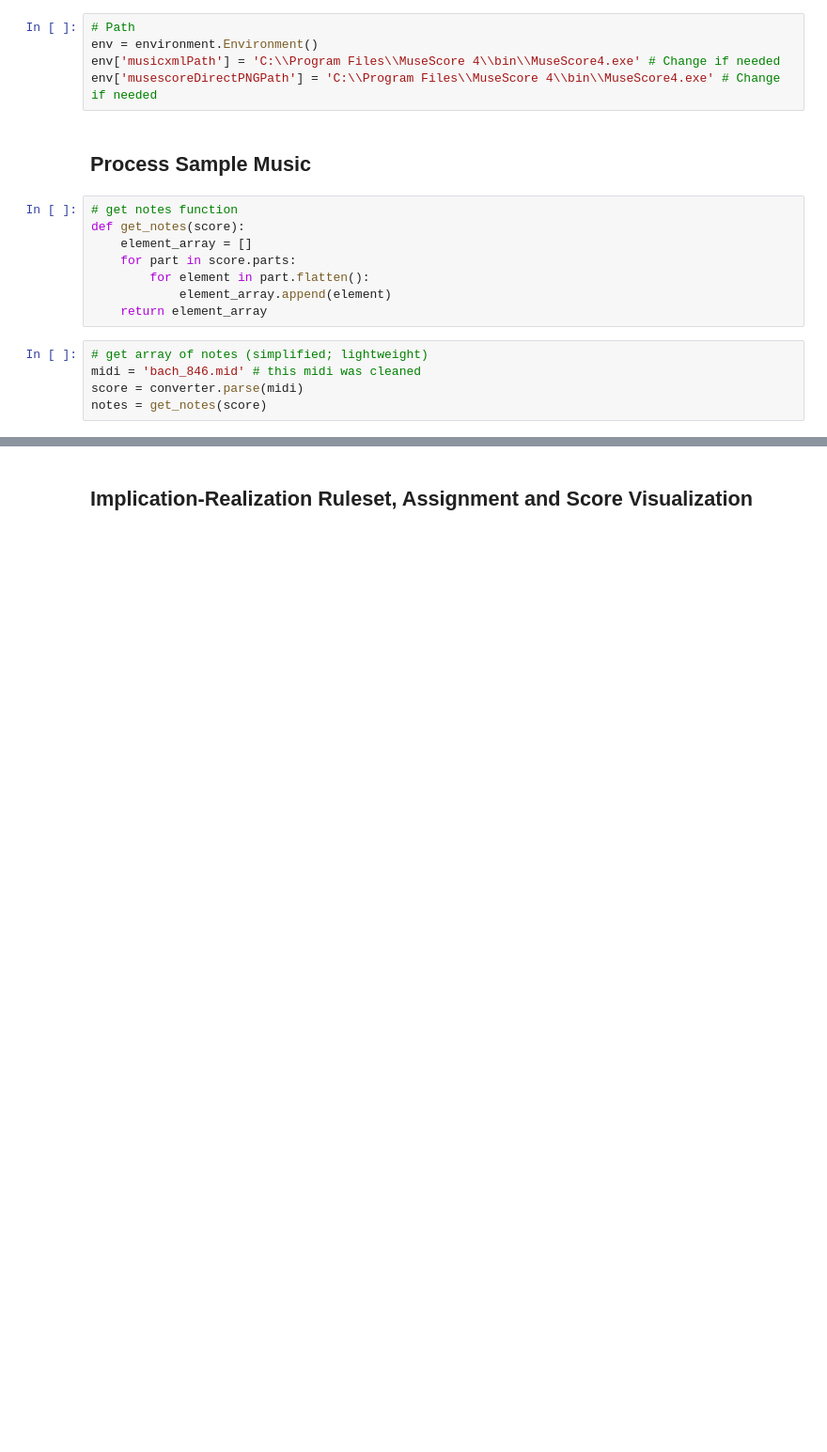
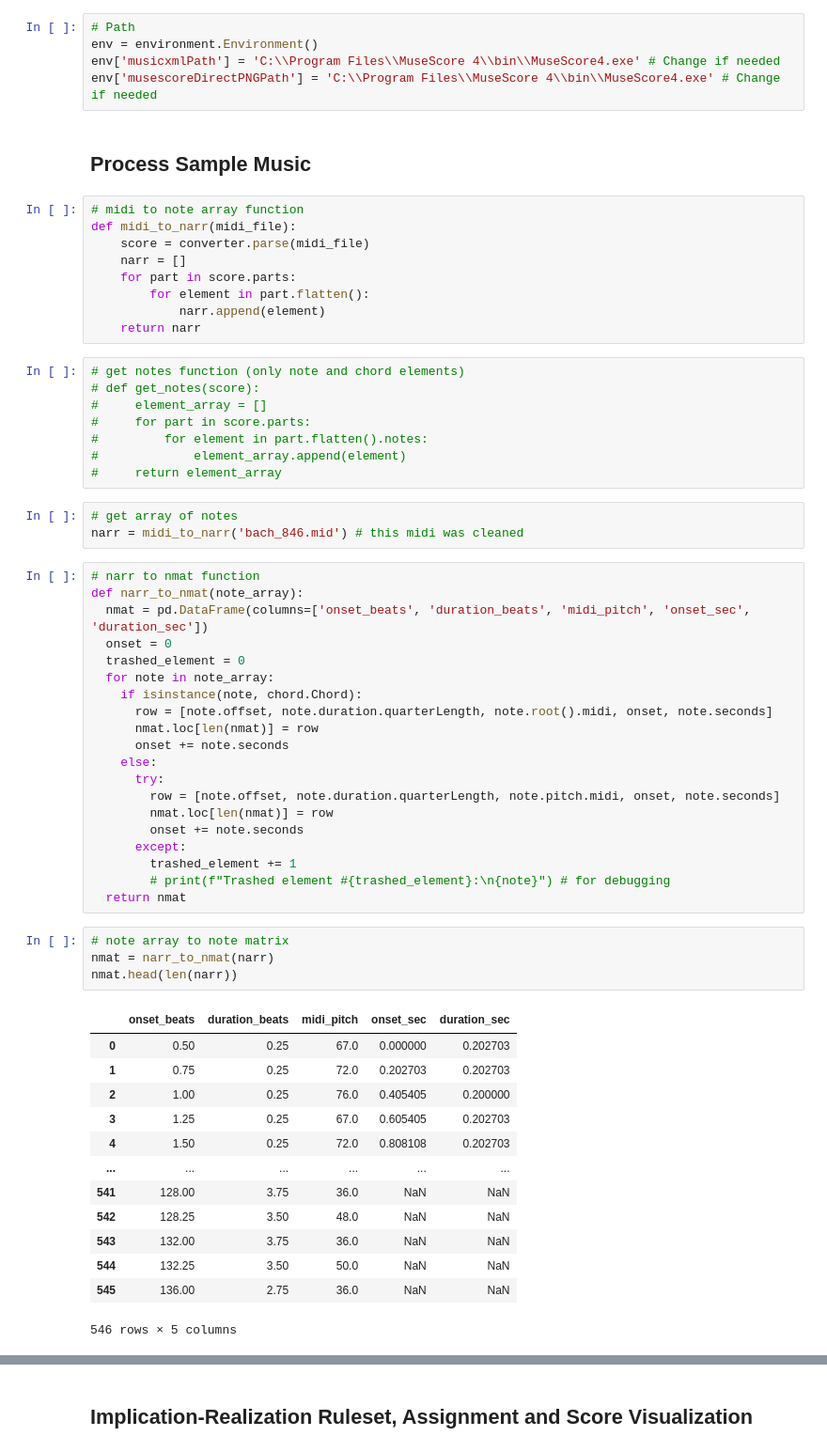
Before and after one commit to 5i5ousPlay/Thesisv2, a Jupyter notebook: Thesisv1.2_IR _and_graphviz.ipynb, the cells around one changed output, grey strips where cells are left out. Shown at 94% size. Saved outputs shown, nothing was run; the diff lists cells and outputs as text; blank space fills up the shorter version.

```diff
--- a/Thesisv1.2_IR _and_graphviz.ipynb
+++ b/Thesisv1.2_IR _and_graphviz.ipynb
@@ -37,18 +108,63 @@ env['musicxmlPath'] = 'C:\\Program Files\\MuseScore 4\\bin\\MuseScore4.exe' # Ch
 env['musescoreDirectPNGPath'] = 'C:\\Program Files\\MuseScore 4\\bin\\MuseScore4.exe' # Change if needed
 # %% [markdown]
 ## Process Sample Music
+# %%
+# midi to note array function
+def midi_to_narr(midi_file):
+    score = converter.parse(midi_file)
+    narr = []
+    for part in score.parts:
+        for element in part.flatten():
+            narr.append(element)
+    return narr
 # %%
-# get notes function
-def get_notes(score):
-    element_array = []
-    for part in score.parts:
-        for element in part.flatten():
-            element_array.append(element)
-    return element_array
+# get notes function (only note and chord elements)
+# def get_notes(score):
+#     element_array = []
+#     for part in score.parts:
+#         for element in part.flatten().notes:
+#             element_array.append(element)
+#     return element_array
 # %%
-# get array of notes (simplified; lightweight)
-midi = 'bach_846.mid' # this midi was cleaned
-score = converter.parse(midi)
-notes = get_notes(score)
+# get array of notes
+narr = midi_to_narr('bach_846.mid') # this midi was cleaned
+# %%
+# narr to nmat function
+def narr_to_nmat(note_array):
+  nmat = pd.DataFrame(columns=['onset_beats', 'duration_beats', 'midi_pitch', 'onset_sec', 'duration_sec'])
+  onset = 0
+  trashed_element = 0
+  for note in note_array:
+    if isinstance(note, chord.Chord):
+      row = [note.offset, note.duration.quarterLength, note.root().midi, onset, note.seconds]
+      nmat.loc[len(nmat)] = row
+      onset += note.seconds
+    else:
+      try:
+        row = [note.offset, note.duration.quarterLength, note.pitch.midi, onset, note.seconds]
+        nmat.loc[len(nmat)] = row
+        onset += note.seconds
+      except:
+        trashed_element += 1
+        # print(f"Trashed element #{trashed_element}:\n{note}") # for debugging
+  return nmat
+# %%
+# note array to note matrix
+nmat = narr_to_nmat(narr)
+nmat.head(len(narr))
+# %% [output]
+|  | onset_beats | duration_beats | midi_pitch | onset_sec | duration_sec |
+| 0 | 0.50 | 0.25 | 67.0 | 0.000000 | 0.202703 |
+| 1 | 0.75 | 0.25 | 72.0 | 0.202703 | 0.202703 |
+| 2 | 1.00 | 0.25 | 76.0 | 0.405405 | 0.200000 |
+| 3 | 1.25 | 0.25 | 67.0 | 0.605405 | 0.202703 |
+| 4 | 1.50 | 0.25 | 72.0 | 0.808108 | 0.202703 |
+| ... | ... | ... | ... | ... | ... |
+| 541 | 128.00 | 3.75 | 36.0 | NaN | NaN |
+| 542 | 128.25 | 3.50 | 48.0 | NaN | NaN |
+| 543 | 132.00 | 3.75 | 36.0 | NaN | NaN |
+| 544 | 132.25 | 3.50 | 50.0 | NaN | NaN |
+| 545 | 136.00 | 2.75 | 36.0 | NaN | NaN |
+546 rows × 5 columns
 # %%
 # midi to nmat function
```
Also changed, not shown: parts of 12 cells of this notebook, 1 other file.
